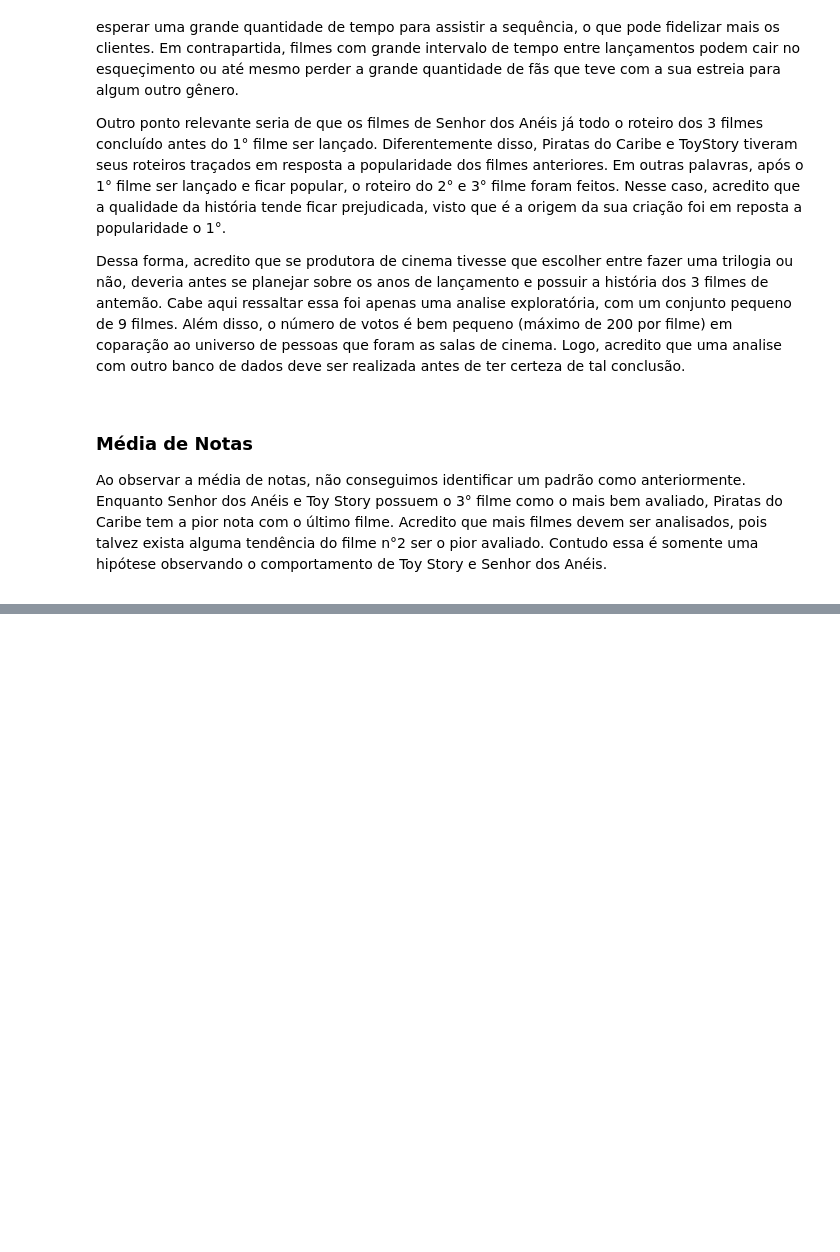
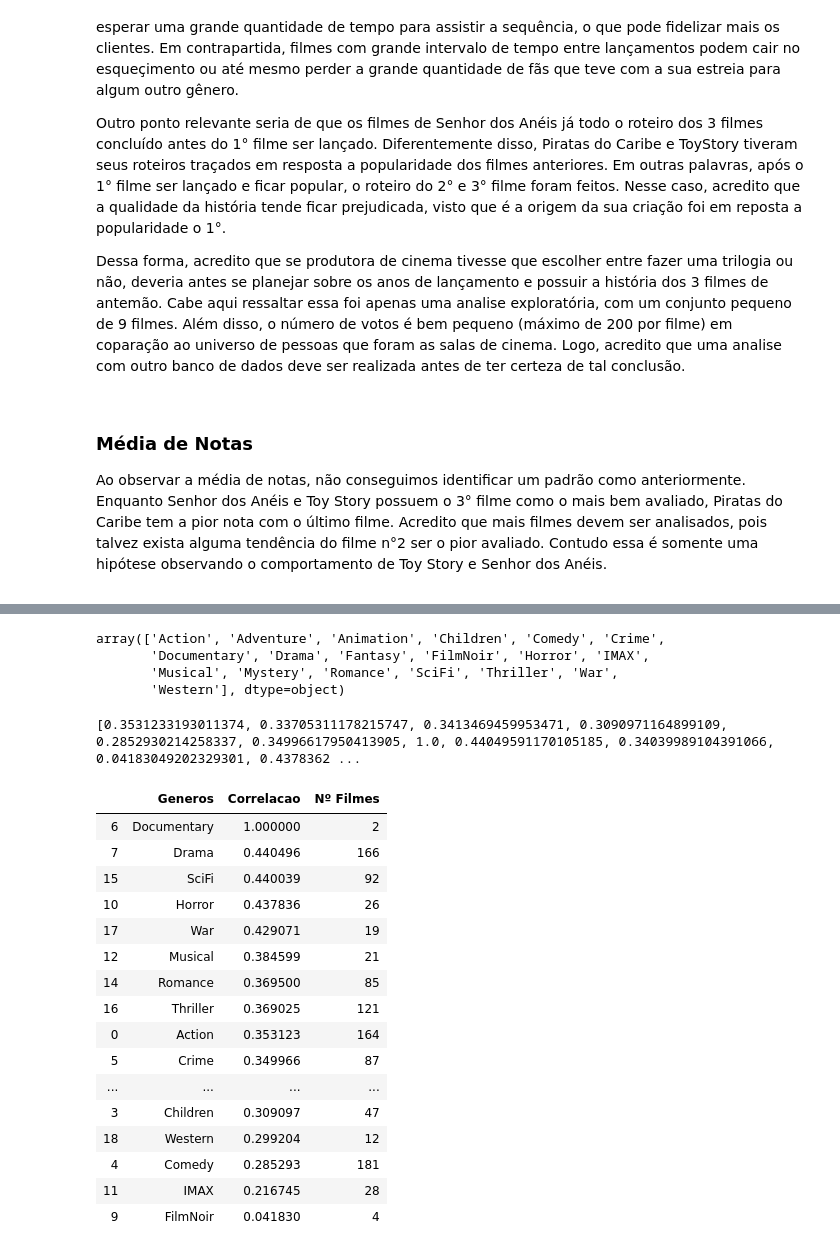
Before and after one commit to AndreMTolentino/Projetos_DataScience, a Jupyter notebook: Projeto_DataSciene_Alura.ipynb, the cells around one changed output, grey strips where cells are left out. Saved outputs shown, nothing was run; the diff lists cells and outputs as text; code cells hidden in the pictures; blank space fills up the shorter version.

```diff
--- a/Projeto_DataSciene_Alura.ipynb
+++ b/Projeto_DataSciene_Alura.ipynb
@@ -1006,0 +999,3 @@ Text(0.5, 0, 'Ano de Lançamento')
+# %%
+# Número de Filmes
+filmes_por_genero = pd.array(generos.sum())
@@ -1006,0 +1013,50 @@ Text(0.5, 0, 'Ano de Lançamento')
+# %%
+# Gêneros
+array_generos = np.array(generos.columns)
+array_generos
+# %% [output]
+array(['Action', 'Adventure', 'Animation', 'Children', 'Comedy', 'Crime',
+       'Documentary', 'Drama', 'Fantasy', 'FilmNoir', 'Horror', 'IMAX',
+       'Musical', 'Mystery', 'Romance', 'SciFi', 'Thriller', 'War',
+       'Western'], dtype=object)
+# %%
+lista_correlacao_genero = []
+for genero in array_generos:
+    selecao = filmes[genero] == 1
+    filmes_1 =filmes[selecao]
+    filmes_1.corr()
+# %%
+# Gerando correlação entre número de votos e média de notas para cada Gênero
+lista_correlacao_genero = []
+for genero in array_generos:
+    selecao = filmes[genero] == 1
+    filmes_1 =filmes[selecao]
+    filmes_1.corr()
+    lista_correlacao_genero.append(filmes_1.corr().iloc[1,2])
+print (lista_correlacao_genero)
+# %% [output]
+[0.3531233193011374, 0.33705311178215747, 0.3413469459953471, 0.3090971164899109, 0.2852930214258337, 0.34996617950413905, 1.0, 0.44049591170105185, 0.34039989104391066, 0.04183049202329301, 0.4378362 ...
+# %%
+# Transformando informações em dataframe
+df_genero_correlacao = pd.DataFrame(array_generos, columns = ['Generos'])
+df_genero_correlacao['Correlacao'] = lista_correlacao_genero
+df_genero_correlacao['Nº Filmes'] = filmes_por_genero
+df_genero_correlacao.sort_values(by = 'Correlacao', ascending = False)
+# %% [output]
+|  | Generos | Correlacao | Nº Filmes |
+| 6 | Documentary | 1.000000 | 2 |
+| 7 | Drama | 0.440496 | 166 |
+| 15 | SciFi | 0.440039 | 92 |
+| 10 | Horror | 0.437836 | 26 |
+| 17 | War | 0.429071 | 19 |
+| 12 | Musical | 0.384599 | 21 |
+| 14 | Romance | 0.369500 | 85 |
+| 16 | Thriller | 0.369025 | 121 |
+| 0 | Action | 0.353123 | 164 |
+| 5 | Crime | 0.349966 | 87 |
+| ... | ... | ... | ... |
+| 3 | Children | 0.309097 | 47 |
+| 18 | Western | 0.299204 | 12 |
+| 4 | Comedy | 0.285293 | 181 |
+| 11 | IMAX | 0.216745 | 28 |
+| 9 | FilmNoir | 0.041830 | 4 |
```
Also changed, not shown: parts of 20 cells of this notebook.
